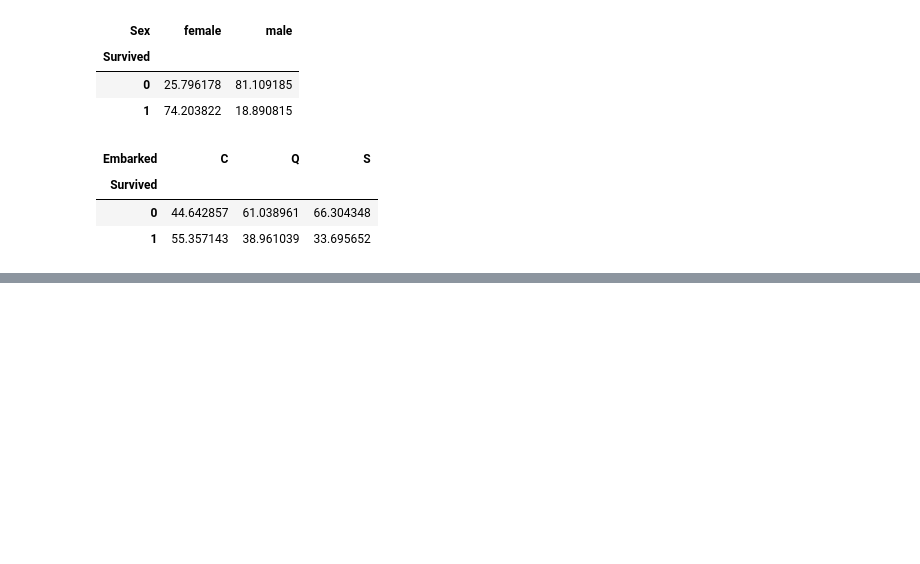
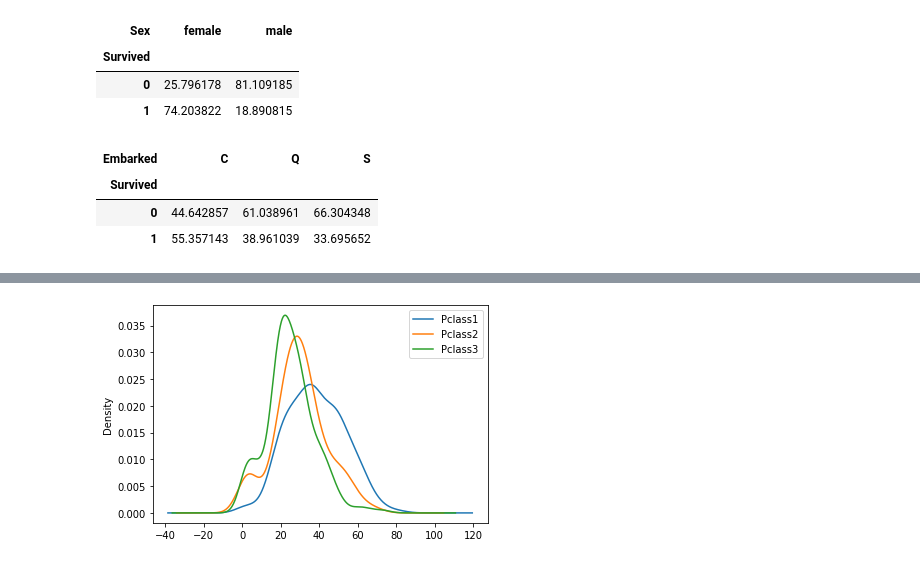
Before and after one commit to AzadMehedi/Explarotary-Data-Analysis-EDA, a Jupyter notebook: Basic_EDA.ipynb, the cells around one changed output, grey strips where cells are left out. Drawn from its saved outputs; the diff is of its cells as text; code cells hidden in the pictures; blank space fills up the shorter version.

```diff
--- a/Basic_EDA.ipynb
+++ b/Basic_EDA.ipynb
@@ -490,0 +526,9 @@ pd.crosstab(df['Survived'], df['Embarked'], normalize='columns')*100
+# %%
+df[df['Pclass'] == 1]['Age'].plot(kind='kde', label='Pclass1')
+df[df['Pclass'] == 2]['Age'].plot(kind='kde', label='Pclass2')
+df[df['Pclass'] == 3]['Age'].plot(kind='kde', label='Pclass3')
+
+plt.legend()
+plt.show()
+# %% [output]
+[figure, added]
```
Also changed, not shown: parts of 51 cells of this notebook.
